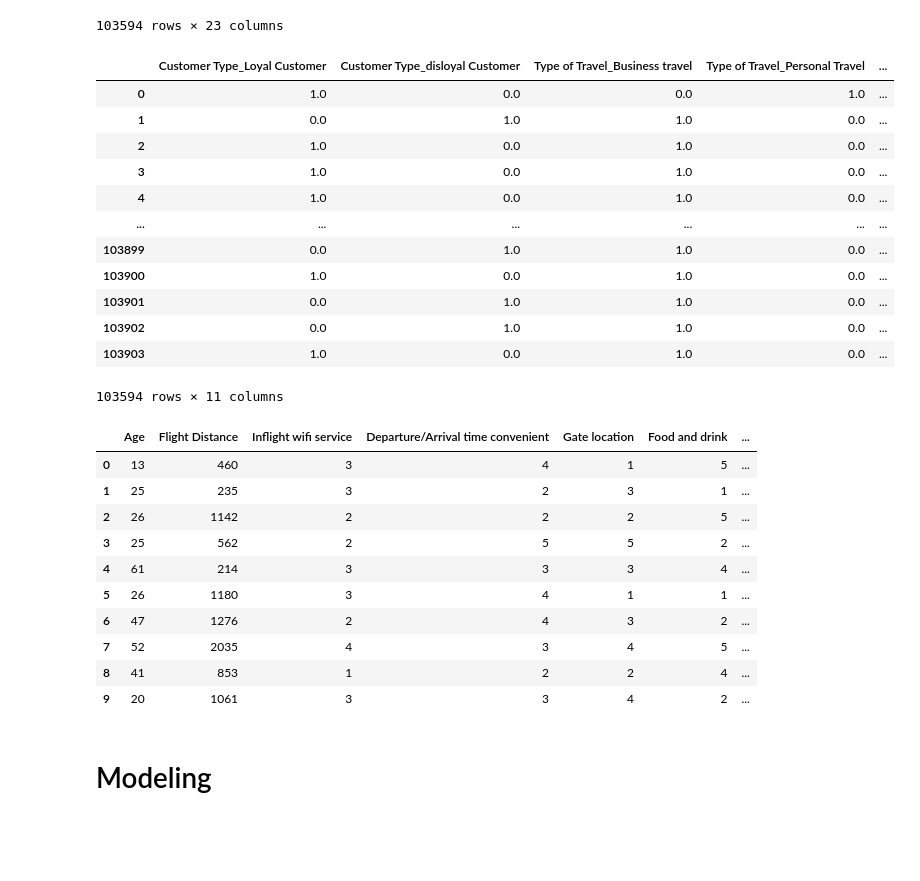
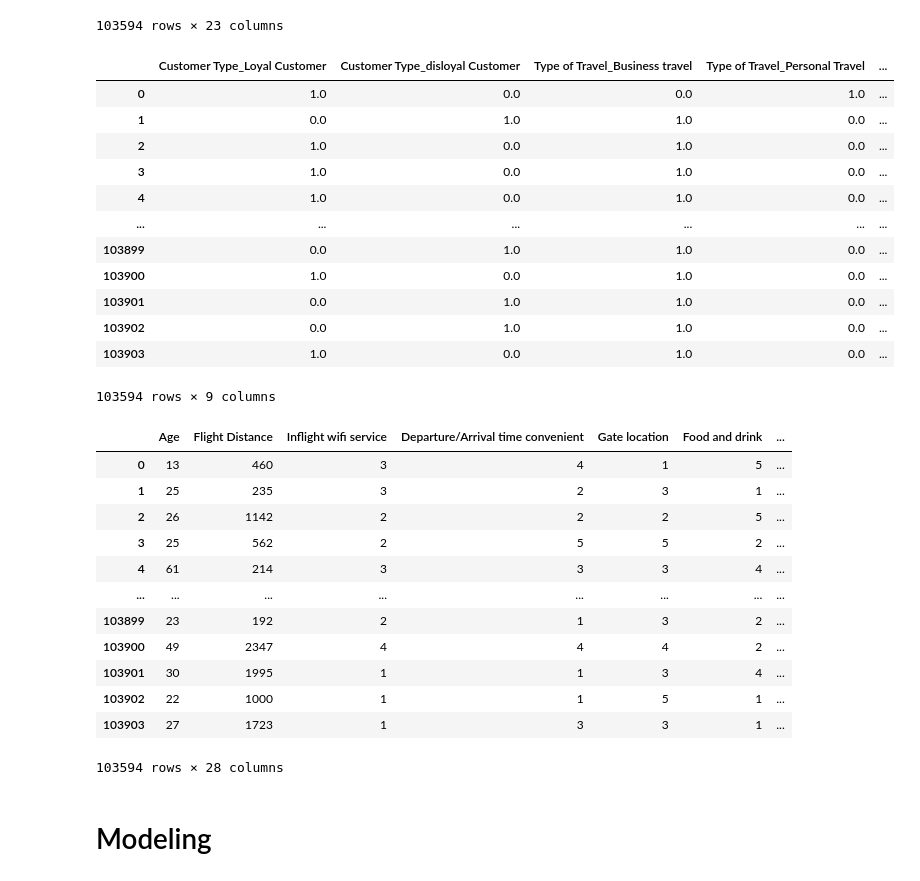
Before and after one commit to luallen0224/Lab-Three, a Jupyter notebook: Lab3.ipynb, the cells around one changed output. Drawn from its saved outputs; the diff is of its cells as text; code cells hidden in the pictures; blank space fills up the shorter version.

```diff
--- a/Lab3.ipynb
+++ b/Lab3.ipynb
@@ -223,13 +223,14 @@ df
 | 103903 | Loyal Customer | 27 | Business travel | Business | 1723 | 1 | ... |
 103594 rows × 23 columns
 # %%
-
-from sklearn.preprocessing import OneHotEncoder
+#testing...
+#
+# from sklearn.preprocessing import OneHotEncoder
 
 # Encode categorical variables
 categorical_features = df.select_dtypes(include=['object']).columns
 onehot_encoder = OneHotEncoder(handle_unknown='ignore', sparse=False).set_output(transform='pandas')
-df_encoded = pd.DataFrame(onehot_encoder.fit_transform(df[['Customer Type', 'Type of Travel', 'Customer Type', 'Type of Travel', 'Class']]))
+df_encoded = pd.DataFrame(onehot_encoder.fit_transform(df[['Customer Type', 'Type of Travel', 'Class', 'satisfaction']]))
 
 # # Replace the original categorical columns with the encoded ones
 # df_encoded.index = df.index
@@ -270,7 +271,7 @@ df_encoded
 | 103901 | 0.0 | 1.0 | 1.0 | 0.0 | ... |
 | 103902 | 0.0 | 1.0 | 1.0 | 0.0 | ... |
 | 103903 | 1.0 | 0.0 | 1.0 | 0.0 | ... |
-103594 rows × 11 columns
+103594 rows × 9 columns
 # %%
 import pandas as pd
 from sklearn.preprocessing import StandardScaler, OneHotEncoder
@@ -289,43 +290,45 @@ df = df.drop(categorical_features, axis=1)
 df = pd.concat([df, df_encoded], axis=1)
 
 # Ensure all column names are strings
-# df.columns = df.columns.astype(str)
+df.columns = df.columns.astype(str)
 
 # # Scale numeric variables
 # numeric_features = df.select_dtypes(include=['int64', 'float64']).columns
 # scaler = StandardScaler()
 # df[numeric_features] = scaler.fit_transform(df[numeric_features])
 
 # Describe the final dataset
 # print(df.describe())
 
 # Breakdown of variables after preprocessing
 # numeric_stats = df[numeric_features].describe().T
 
 # Check if df_encoded is empty before describing
 # if not df_encoded.empty:
 #     categorical_stats = df_encoded.describe().T
 #     print("Categorical Features Stats:")
 #     print(categorical_stats)
 # else:
 #     print("No categorical features to describe.")
 
 # print("Numeric Features Stats:")
 # print(numeric_stats)
 
-df.head(10)
+df
 # %% [output]
 |  | Age | Flight Distance | Inflight wifi service | Departure/Arrival time convenient | Gate location | Food and drink | ... |
 | 0 | 13 | 460 | 3 | 4 | 1 | 5 | ... |
 | 1 | 25 | 235 | 3 | 2 | 3 | 1 | ... |
 | 2 | 26 | 1142 | 2 | 2 | 2 | 5 | ... |
 | 3 | 25 | 562 | 2 | 5 | 5 | 2 | ... |
 | 4 | 61 | 214 | 3 | 3 | 3 | 4 | ... |
-| 5 | 26 | 1180 | 3 | 4 | 1 | 1 | ... |
-| 6 | 47 | 1276 | 2 | 4 | 3 | 2 | ... |
-| 7 | 52 | 2035 | 4 | 3 | 4 | 5 | ... |
-| 8 | 41 | 853 | 1 | 2 | 2 | 4 | ... |
-| 9 | 20 | 1061 | 3 | 3 | 4 | 2 | ... |
+| ... | ... | ... | ... | ... | ... | ... | ... |
+| 103899 | 23 | 192 | 2 | 1 | 3 | 2 | ... |
+| 103900 | 49 | 2347 | 4 | 4 | 4 | 2 | ... |
+| 103901 | 30 | 1995 | 1 | 1 | 3 | 4 | ... |
+| 103902 | 22 | 1000 | 1 | 1 | 5 | 1 | ... |
+| 103903 | 27 | 1723 | 1 | 3 | 3 | 1 | ... |
+103594 rows × 28 columns
 # %%
 #one hot encoding
 # df = pd.get
```
